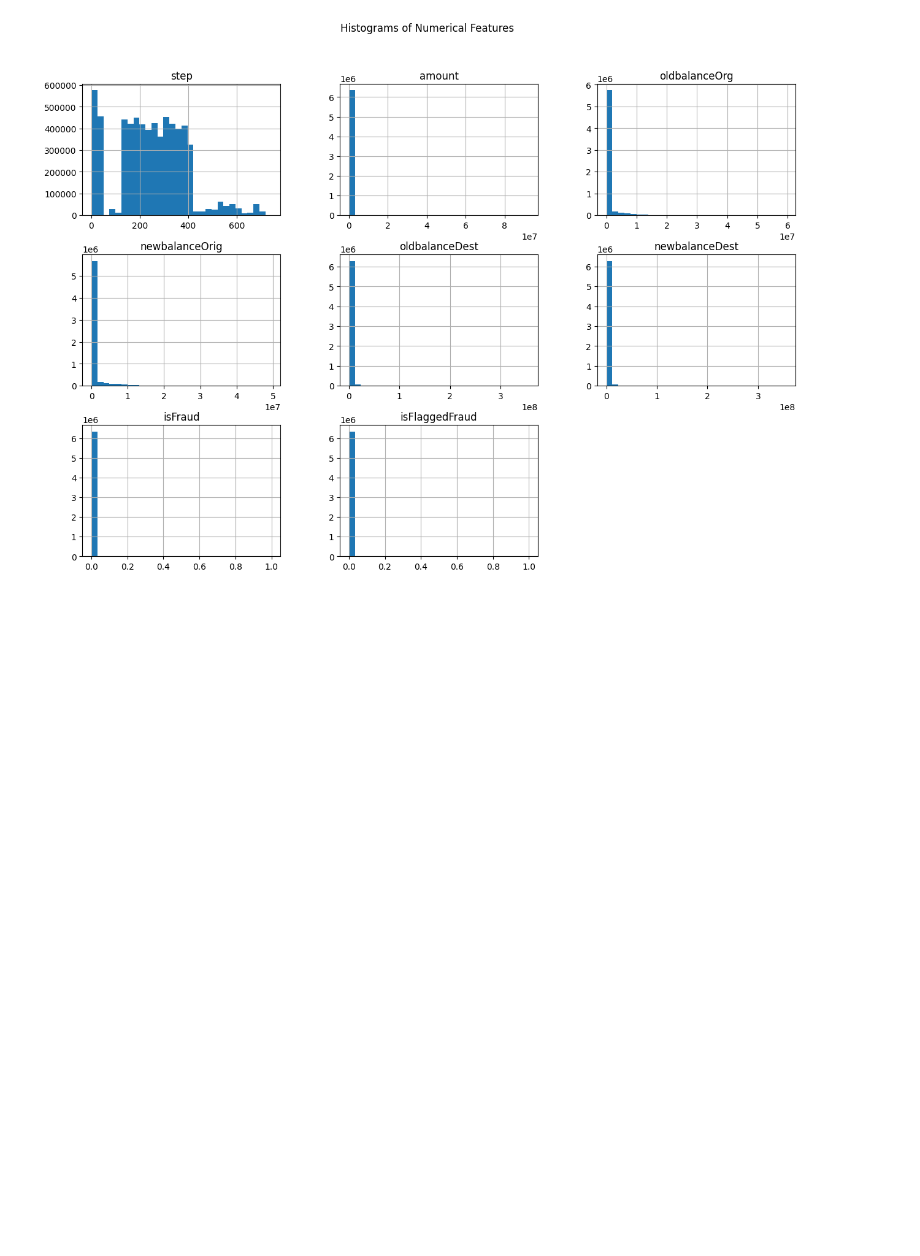
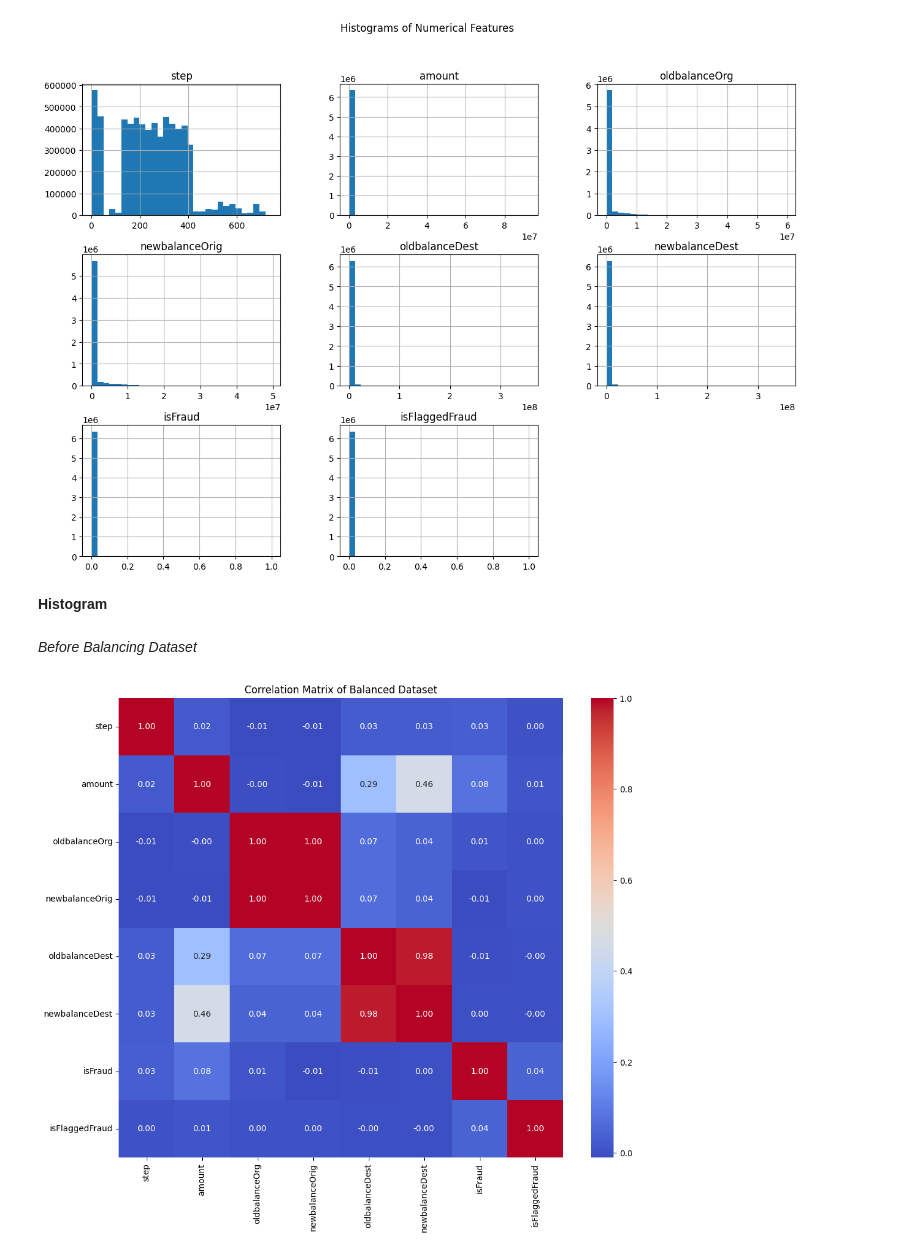
Before and after one commit to TahaHassan0/Fraud-Detection-Model, a Jupyter notebook: EDA.ipynb, the cells around one changed output. Cells and saved outputs as stored; diff of their text form; code cells hidden in the pictures; blank space fills up the shorter version.

```diff
--- a/EDA.ipynb
+++ b/EDA.ipynb
@@ -134,6 +156,25 @@ plt.suptitle('Histograms of Numerical Features')
 plt.show()
 # %% [output]
 [figure]
+# %% [markdown]
+**Histogram**
+# %%
+# Ensuring all columns are numeric before computing the correlation matrix
+numeric_columns = data.select_dtypes(include=[np.number]).columns
+data_numeric = data[numeric_columns]
+# %%
+# Compute the correlation matrix
+correlation_matrix = data_numeric.corr()
+# %% [markdown]
+*Before Balancing Dataset*
+# %%
+# Plot the correlation matrix
+plt.figure(figsize=(12, 10))
+sns.heatmap(correlation_matrix, annot=True, fmt=".2f", cmap='coolwarm')
+plt.title('Correlation Matrix of Balanced Dataset')
+plt.show()
+# %% [output]
+[figure, added]
 # %%
 # Add the balanced target back to the balanced features
 data_balanced = pd.concat([X_balanced.reset_index(drop=True), y_balanced.reset_index(drop=True)], axis=1)
```
Also changed, not shown: parts of 17 cells of this notebook.
